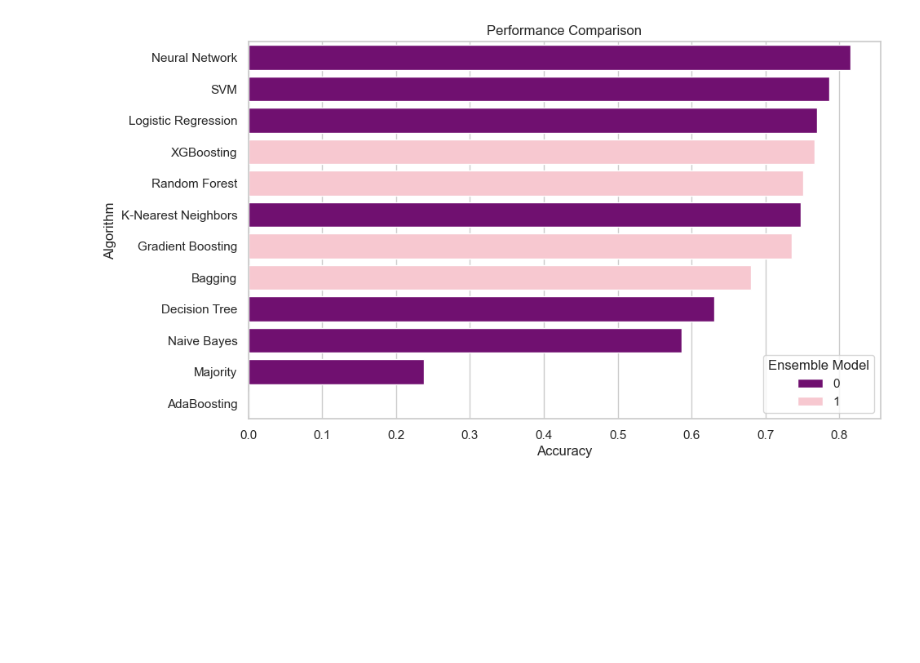
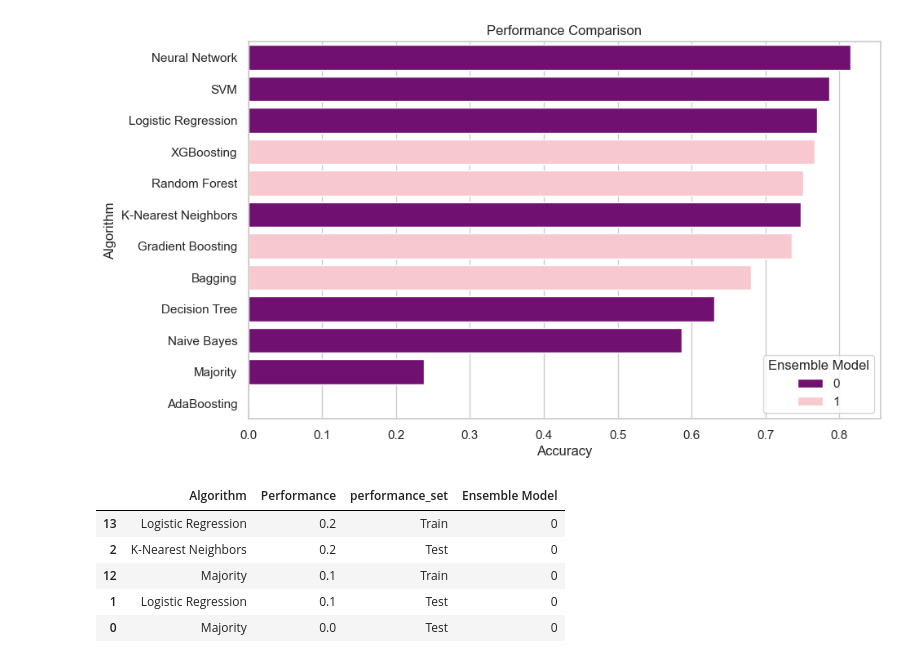
Before and after one commit to benjordan98/intelligent_sys_assignment2, a Jupyter notebook: code.ipynb, the cells around one changed output. Cells and saved outputs as stored; diff of their text form; code cells hidden in the pictures; blank space fills up the shorter version.

```diff
--- a/code.ipynb
+++ b/code.ipynb
@@ -862,0 +899,19 @@ plt.show()
+# %%
+algo_names = ["Majority", "Logistic Regression", "K-Nearest Neighbors", "Naive Bayes", "SVM", "Decision Tree", "Random Forest", "Bagging", "Gradient Boosting", "AdaBoosting", "XGBoosting", "Neural Network"]*2
+test_performances = np.array([accuracy_majority, logistic_accuracy, knn_accuracy, nb_accuracy, svm_accuracy, accuracy_dt, accuracy_rf, result_bagging, gb_accuracy, adaboost_accuracy, result_xgb, nn_accuracy]) - 0.1
+train_performances = [accuracy_majority, logistic_accuracy, knn_accuracy, nb_accuracy, svm_accuracy, accuracy_dt, accuracy_rf, result_bagging, gb_accuracy, adaboost_accuracy, result_xgb, nn_accuracy]
+performance_set = ['Test']*12 + ['Train']*12
+performances = list(test_performances) + list(train_performances)
+ensemble_model = [0, 0, 0, 0, 0, 0, 1, 1, 1, 1, 1, 0]*2
+
+result_df = pd.DataFrame({'Algorithm': algo_names, 'Performance': performances, 'performance_set': performance_set, 'Ensemble Model': ensemble_model})
+result_df = result_df.sort_values(by='Performance', ascending=False)
+
+result_df.tail()
+# %% [output]
+|  | Algorithm | Performance | performance_set | Ensemble Model |
+| 13 | Logistic Regression | 0.2 | Train | 0 |
+| 2 | K-Nearest Neighbors | 0.2 | Test | 0 |
+| 12 | Majority | 0.1 | Train | 0 |
+| 1 | Logistic Regression | 0.1 | Test | 0 |
+| 0 | Majority | 0.0 | Test | 0 |
```
Also changed, not shown: parts of 6 cells of this notebook.
